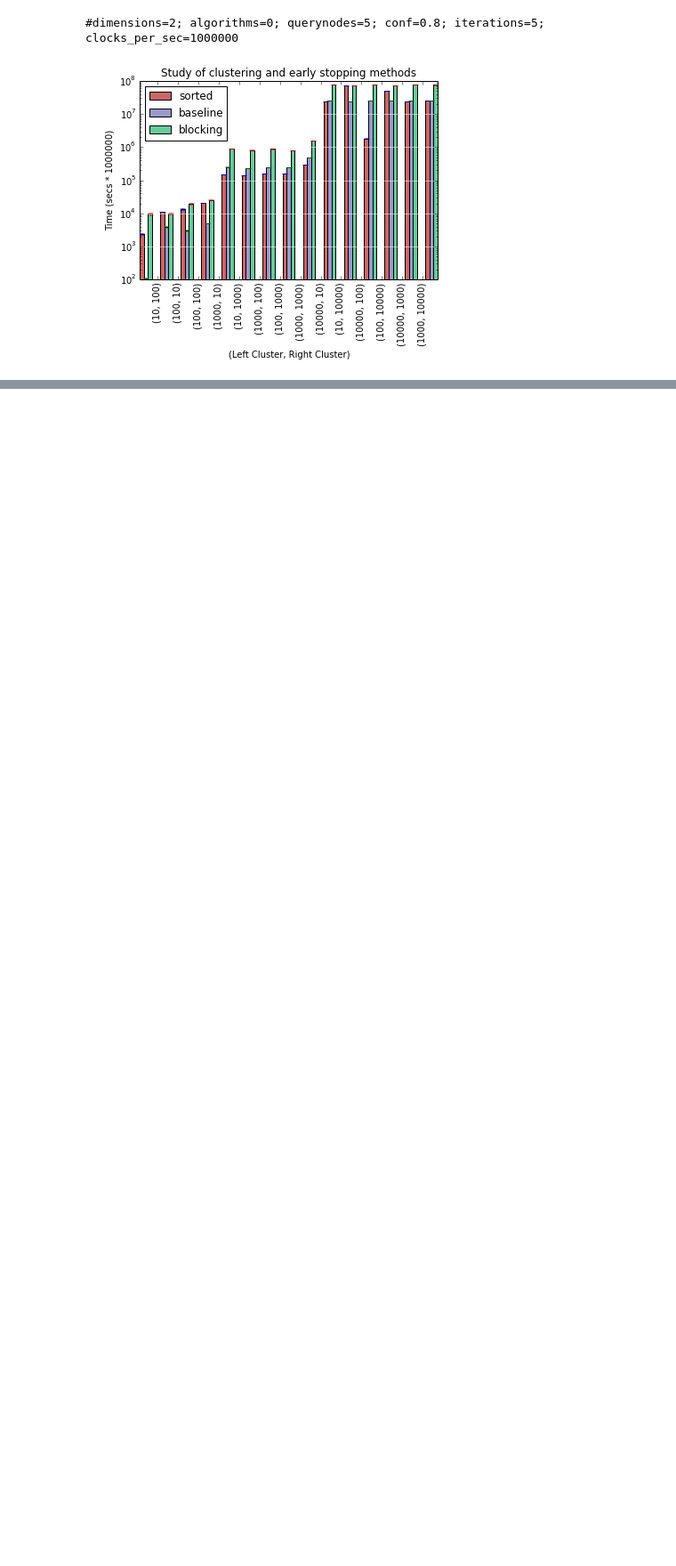
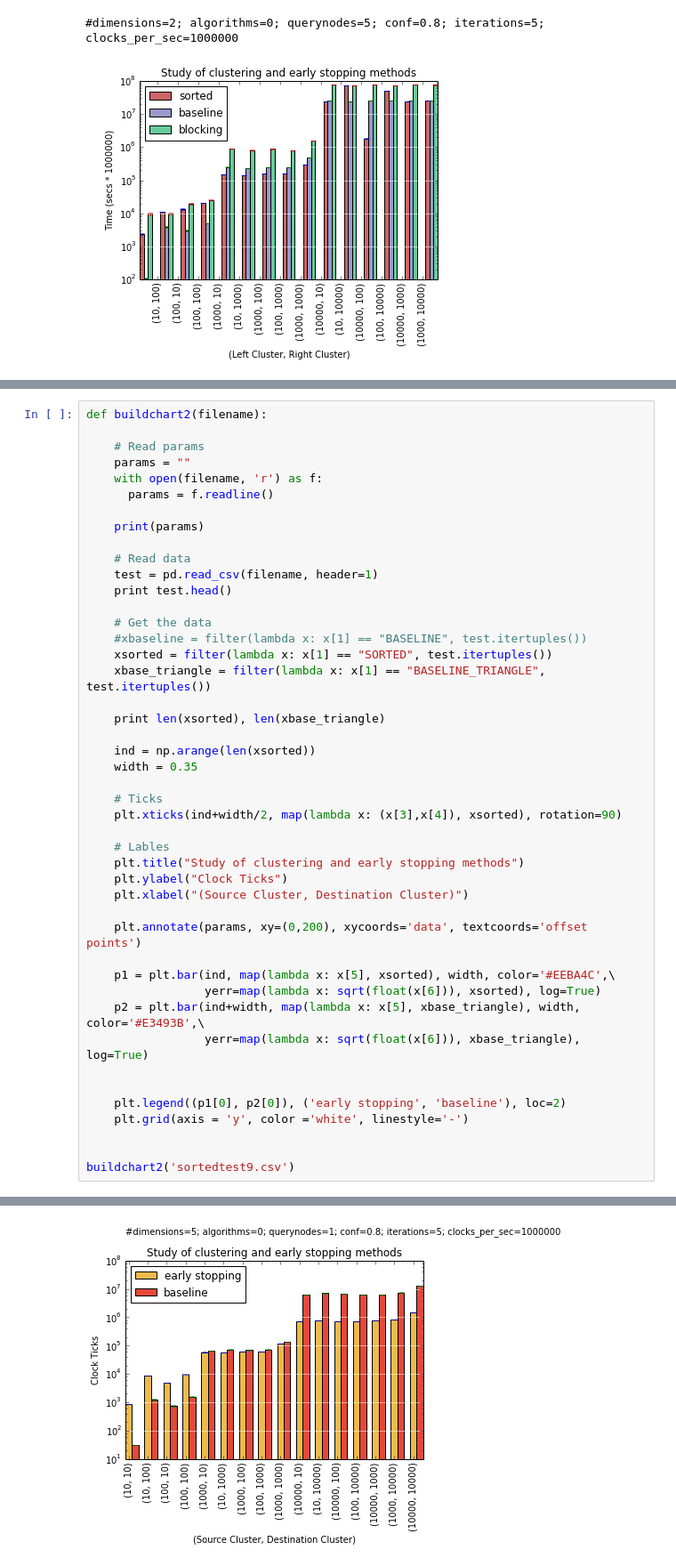
Before and after one commit to cegme/qdstreaming, a Jupyter notebook: code/c/clusteringtest.ipynb, the cells around one changed output, grey strips where cells are left out. Shown: that part at 89% size. Cells and saved outputs as stored; diff of their text form; blank space fills up the shorter version.

Commit message:
Ran a new clustering test and saved the result in sortedtest9, updated microbenchmark dewscription and stats.

```diff
--- a/code/c/clusteringtest.ipynb
+++ b/code/c/clusteringtest.ipynb
@@ -117,0 +113,46 @@ AssertionError: incompatible sizes: argument 'height' must be length 12 or scala
+# %%
+def buildchart2(filename):
+
+    # Read params
+    params = ""
+    with open(filename, 'r') as f:
+      params = f.readline()
+
+    print(params)
+
+    # Read data
+    test = pd.read_csv(filename, header=1)
+    print test.head()
+
+    # Get the data
+    #xbaseline = filter(lambda x: x[1] == "BASELINE", test.itertuples())
+    xsorted = filter(lambda x: x[1] == "SORTED", test.itertuples())
+    xbase_triangle = filter(lambda x: x[1] == "BASELINE_TRIANGLE", test.itertuples())
+
+    print len(xsorted), len(xbase_triangle)
+
+    ind = np.arange(len(xsorted))
+    width = 0.35
+
+    # Ticks
+    plt.xticks(ind+width/2, map(lambda x: (x[3],x[4]), xsorted), rotation=90)
+
+    # Lables
+    plt.title("Study of clustering and early stopping methods")
+    plt.ylabel("Clock Ticks")
+    plt.xlabel("(Source Cluster, Destination Cluster)")
+
+    plt.annotate(params, xy=(0,200), xycoords='data', textcoords='offset points')
+
+    p1 = plt.bar(ind, map(lambda x: x[5], xsorted), width, color='#EEBA4C',\
+                 yerr=map(lambda x: sqrt(float(x[6])), xsorted), log=True)
+    p2 = plt.bar(ind+width, map(lambda x: x[5], xbase_triangle), width, color='#E3493B',\
+                 yerr=map(lambda x: sqrt(float(x[6])), xbase_triangle), log=True)
+
+
+    plt.legend((p1[0], p2[0]), ('early stopping', 'baseline'), loc=2)
+    plt.grid(axis = 'y', color ='white', linestyle='-')
+
+
+buildchart2('sortedtest9.csv')
+# %% [output]
@@ -117,0 +175 @@ AssertionError: incompatible sizes: argument 'height' must be length 12 or scala
+[figure, added]
```
Also changed, not shown: parts of 3 cells of this notebook, 11 other files.
